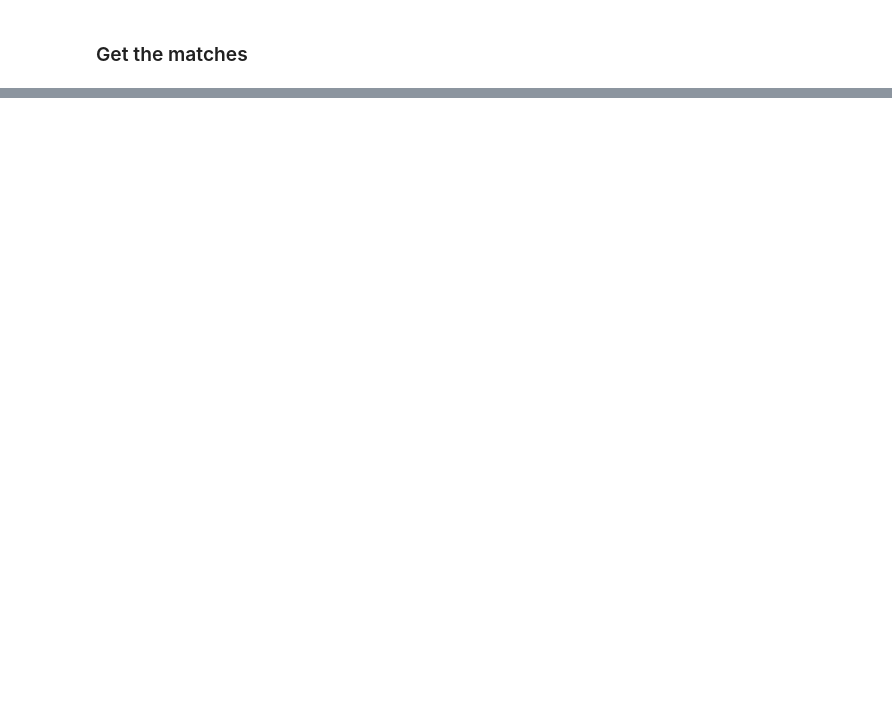
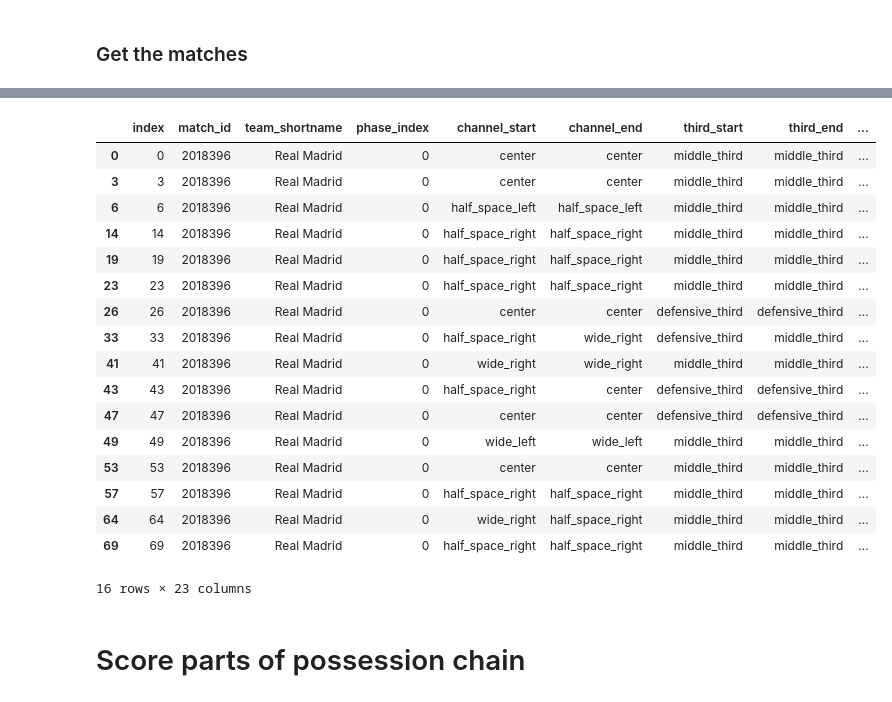
Before and after one commit to MarijnSt/soccermatics-project-3, a Jupyter notebook: explore_data.ipynb, the cells around one changed output, grey strips where cells are left out. Saved outputs shown, nothing was run; the diff lists cells and outputs as text; code cells hidden in the pictures; blank space fills up the shorter version.

Commit message:
scoring possession chains: start and end channel

```diff
--- a/explore_data.ipynb
+++ b/explore_data.ipynb
@@ -63 +66,5 @@ dynamic_data.head(20)
 20 rows × 294 columns
+# %%
+# Only keep player_possession events
+player_possession_df = dynamic_data[dynamic_data["event_type"] == "player_possession"]
+player_possession_df.head()
@@ -63,0 +150,16 @@ dynamic_data.head(20)
+# %%
+pos_chain_cols = [
+    "index", "match_id", "team_shortname",
+    "phase_index",
+    "channel_start", "channel_end",
+    "third_start", "third_end",
+    "penalty_area_start", "penalty_area_end",
+    "game_interruption_after", "pass_direction_received", "pass_outcome",
+    "lead_to_shot", "lead_to_goal", "possession_danger",
+    "pass_ahead", "dangerous",
+    "first_line_break", "second_last_line_break", "last_line_break", "furthest_line_break",
+    "n_opponents_bypassed"
+]
+
+pos_chain_df = player_possession_df[pos_chain_cols]
+pos_chain_df.head()
@@ -63,0 +174,24 @@ dynamic_data.head(20)
+# %%
+pos_chain = pos_chain_df[pos_chain_df["phase_index"] == 0]
+pos_chain
+# %% [output]
+|  | index | match_id | team_shortname | phase_index | channel_start | channel_end | third_start | third_end | ... |
+| 0 | 0 | 2018396 | Real Madrid | 0 | center | center | middle_third | middle_third | ... |
+| 3 | 3 | 2018396 | Real Madrid | 0 | center | center | middle_third | middle_third | ... |
+| 6 | 6 | 2018396 | Real Madrid | 0 | half_space_left | half_space_left | middle_third | middle_third | ... |
+| 14 | 14 | 2018396 | Real Madrid | 0 | half_space_right | half_space_right | middle_third | middle_third | ... |
+| 19 | 19 | 2018396 | Real Madrid | 0 | half_space_right | half_space_right | middle_third | middle_third | ... |
+| 23 | 23 | 2018396 | Real Madrid | 0 | half_space_right | half_space_right | middle_third | middle_third | ... |
+| 26 | 26 | 2018396 | Real Madrid | 0 | center | center | defensive_third | defensive_third | ... |
+| 33 | 33 | 2018396 | Real Madrid | 0 | half_space_right | wide_right | defensive_third | middle_third | ... |
+| 41 | 41 | 2018396 | Real Madrid | 0 | wide_right | wide_right | middle_third | middle_third | ... |
+| 43 | 43 | 2018396 | Real Madrid | 0 | half_space_right | center | defensive_third | defensive_third | ... |
+| 47 | 47 | 2018396 | Real Madrid | 0 | center | center | defensive_third | defensive_third | ... |
+| 49 | 49 | 2018396 | Real Madrid | 0 | wide_left | wide_left | middle_third | middle_third | ... |
+| 53 | 53 | 2018396 | Real Madrid | 0 | center | center | middle_third | middle_third | ... |
+| 57 | 57 | 2018396 | Real Madrid | 0 | half_space_right | half_space_right | middle_third | middle_third | ... |
+| 64 | 64 | 2018396 | Real Madrid | 0 | wide_right | half_space_right | middle_third | middle_third | ... |
+| 69 | 69 | 2018396 | Real Madrid | 0 | half_space_right | half_space_right | middle_third | middle_third | ... |
+16 rows × 23 columns
+# %% [markdown]
+# Score parts of possession chain
```
Also changed, not shown: parts of 11 cells of this notebook.
